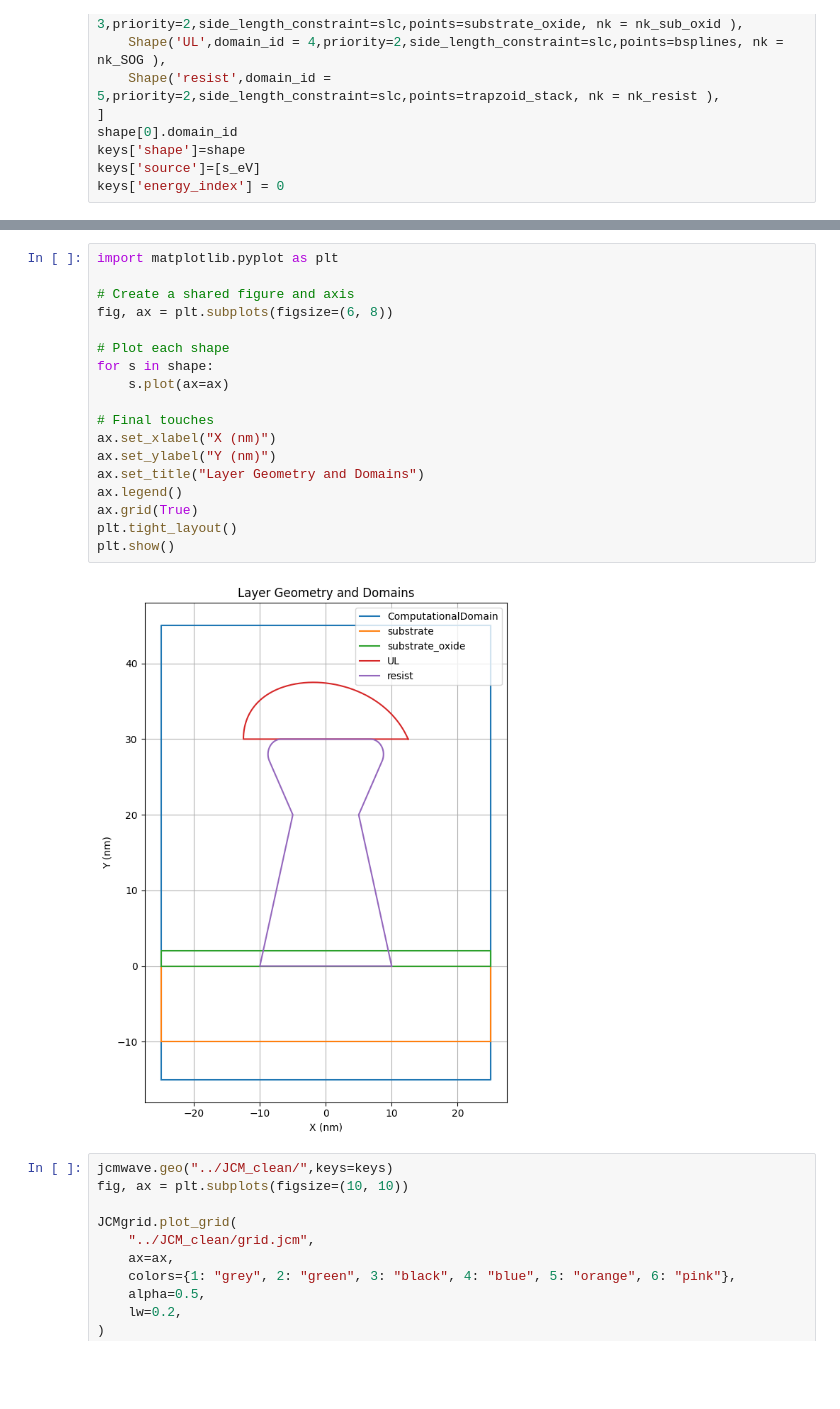
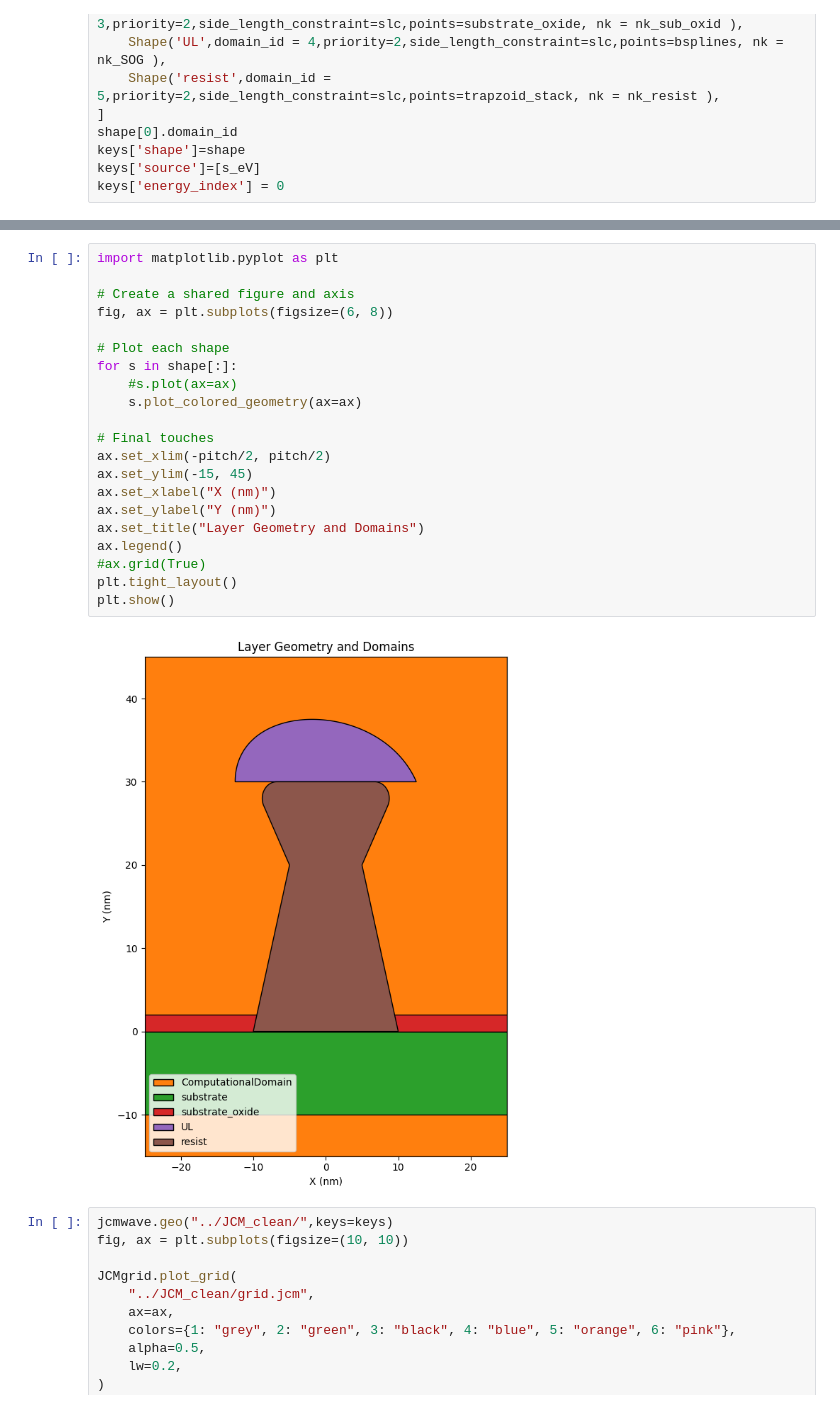
Before and after one commit to kasandrle/JCMwave_modeling, a Jupyter notebook: notbooks/start.ipynb, the cells around one changed output, grey strips where cells are left out. Saved outputs shown, nothing was run; the diff lists cells and outputs as text; blank space fills up the shorter version.

Commit message:
add plot colored geometry

```diff
--- a/notbooks/start.ipynb
+++ b/notbooks/start.ipynb
@@ -154,23 +162,26 @@ substrate
 # %%
 import matplotlib.pyplot as plt
 
 # Create a shared figure and axis
 fig, ax = plt.subplots(figsize=(6, 8))
 
 # Plot each shape
-for s in shape:
-    s.plot(ax=ax)
+for s in shape[:]:
+    #s.plot(ax=ax)
+    s.plot_colored_geometry(ax=ax)
 
 # Final touches
+ax.set_xlim(-pitch/2, pitch/2)
+ax.set_ylim(-15, 45)
 ax.set_xlabel("X (nm)")
 ax.set_ylabel("Y (nm)")
 ax.set_title("Layer Geometry and Domains")
 ax.legend()
-ax.grid(True)
+#ax.grid(True)
 plt.tight_layout()
 plt.show()
 # %% [output]
-[figure, old version]
+[figure, new version]
 # %%
 jcmwave.geo("../JCM_clean/",keys=keys)
 fig, ax = plt.subplots(figsize=(10, 10))
```
Also changed, not shown: parts of 4 cells of this notebook, 9 other files.
